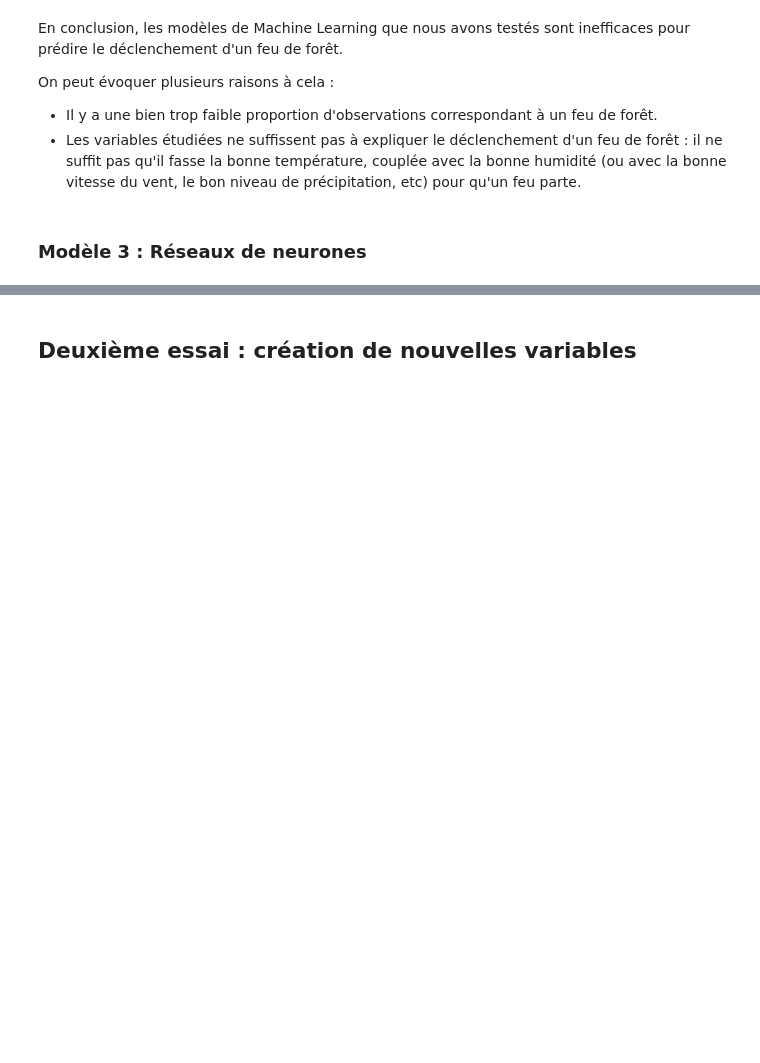
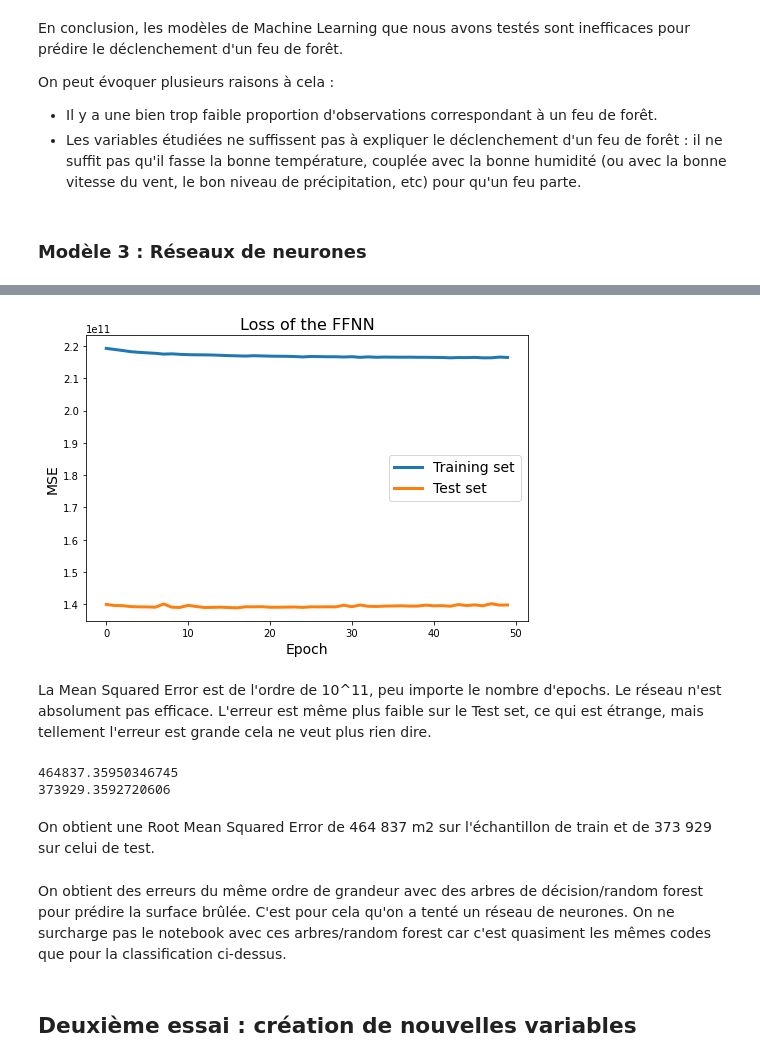
Before and after one commit to Theo-Clavel/feux_de_foret, a Jupyter notebook: Partie3.ipynb, the cells around one changed output, grey strips where cells are left out. Drawn from its saved outputs; the diff is of its cells as text; code cells hidden in the pictures; blank space fills up the shorter version.

```diff
--- a/Partie3.ipynb
+++ b/Partie3.ipynb
@@ -289,5 +332,5 @@ values
 # %%
-x = values[:,[22,23]].astype(float)
+x = values[:,[20,21,22,23]].astype(float)
 y = values[:,8].astype(float)
 # %%
 x_train,x_test,y_train,y_test = train_test_split(x, y, test_size = 0.3, random_state = 10)
@@ -296,7 +345,7 @@ x_train.shape
 # %%
 model = Sequential()
 
-model.add(Dense(500, input_dim = 2, activation = 'relu'))
+model.add(Dense(500, input_dim = x_train.shape[1], activation = 'relu'))
 model.add(Dense(100, activation = 'relu'))
 model.add(Dense(50, activation = 'relu'))
 model.add(Dense(1))
@@ -307,2 +377,2 @@ model.summary()
 # %%
-history = model.fit(x_train, y_train, epochs = 20, verbose = 1, validation_data=(x_test, y_test))
+history = model.fit(x_train, y_train, epochs = 50, verbose = 1, validation_data=(x_test, y_test))
@@ -309,15 +397,22 @@ history = model.fit(x_train, y_train, epochs = 20, verbose = 1, validation_data=
 # %%
 plt.figure(figsize=(7, 5))
 plt.plot(history.epoch, history.history['loss'], lw=3, label='Training set')
 plt.plot(history.epoch, history.history['val_loss'], lw=3, label='Test set')
 plt.legend(fontsize=14)
 plt.title('Loss of the FFNN', fontsize=16)
 plt.xlabel('Epoch', fontsize=14)
-plt.ylabel('MAE', fontsize=14)
+plt.ylabel('MSE', fontsize=14)
 plt.tight_layout()
+# %% [output]
+[figure, added]
+# %% [markdown]
+La Mean Squared Error est de l'ordre de 10^11, peu importe le nombre d'epochs. Le réseau n'est absolument pas efficace. L'erreur est même plus faible sur le Test set, ce qui est étrange, mais tellement l'erreur est grande cela ne veut plus rien dire.
 # %%
 pred_train = model.predict(x_train)
 print(np.sqrt(mean_squared_error(y_train,pred_train)))
 
 pred = model.predict(x_test)
 print(np.sqrt(mean_squared_error(y_test,pred)))
+# %% [output]
+464837.35950346745
+373929.3592720606
@@ -326,3 +419,7 @@ confusion_matrix(y_true, y_pred)
+# %% [markdown]
+On obtient une Root Mean Squared Error de 464 837 m2 sur l'échantillon de train et de 373 929 sur celui de test.
+# %% [markdown]
+On obtient des erreurs du même ordre de grandeur avec des arbres de décision/random forest pour prédire la surface brûlée. C'est pour cela qu'on a tenté un réseau de neurones. On ne surcharge pas le notebook avec ces arbres/random forest car c'est quasiment les mêmes codes que pour la classification ci-dessus.
 # %% [markdown]
 ## Deuxième essai : création de nouvelles variables
 # %% [markdown]
```
Also changed, not shown: parts of 65 cells of this notebook.
